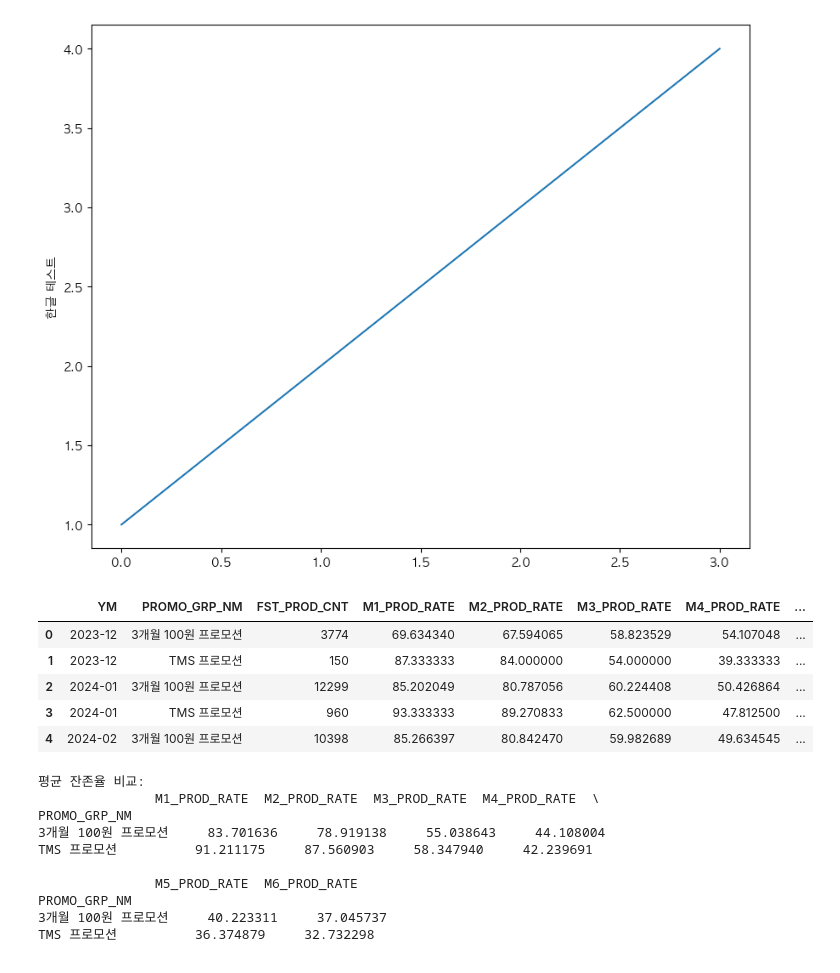
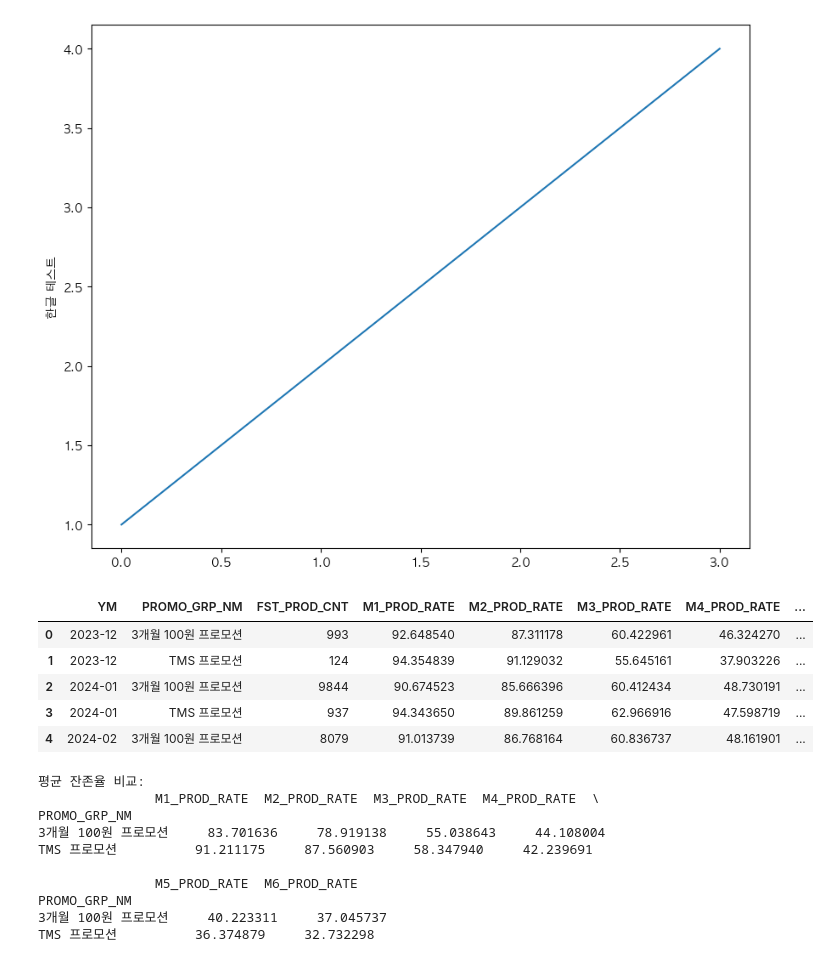
Before and after one commit to samuel-ch-data/music_analysis_project, a Jupyter notebook: 데이터그로스TF/promo_retention_analysis.ipynb, the cells around one changed output. Drawn from its saved outputs; the diff is of its cells as text; code cells hidden in the pictures.

```diff
--- a/데이터그로스TF/promo_retention_analysis.ipynb
+++ b/데이터그로스TF/promo_retention_analysis.ipynb
@@ -172,7 +172,7 @@ FROM (
                           AND DATE_FORMAT(T1.DT, '%Y%m%d') BETWEEN '20231201' AND '20241231'
                           AND PF_YN = 1
                           AND T2.PROD_ATTR_CD NOT IN (10040, 10050)
-                          AND T1.PROD_JOIN_PRT_CD IN (1100, 1200, 1201, 1205, 1203,1206,1207) /*신규 로직에서 1206 제외*/
+                          AND T1.PROD_JOIN_PRT_CD = 1100 --IN (1100, 1200, 1201, 1205, 1203,1206,1207) /*신규 로직에서 1206 제외*/
                           AND T2.PROD_SELL_PRT_CD IN (60000) /*B2C*/
                           AND PROD_PRT_CD = 20000  /*클럽 상품*/
                           AND T5.PROMO_DC_GRP = '3개월 100원'
@@ -195,38 +195,38 @@ FROM (
                           AND T2.PROD_ATTR_CD NOT IN (10040, 10050)
                           AND T1.PROD_JOIN_PRT_CD IN (1202) /*자결*/
                           AND T2.PROD_SELL_PRT_CD IN (60000) /*B2C*/
                           AND SELL_TYPE_CODE = 'ON1300'
                         GROUP BY 1, 2, 3, 4
                     ) F2 ON (F1.FIRST_BUY_NO = F2.FIRST_BUY_NO AND F1.MEMBER_KEY = F2.MEMBER_KEY AND F2.BUY_NO > F1.BUY_NO)
                 ) F3
             ) DF1
         ) DF2
     ) DF3
 --    WHERE TERM < TEMP
     GROUP BY 1,2
 )
 ORDER BY 1,2
 
 
 '''
 
 cur.execute(promo_retention_query)
 
 results = cur.fetchall()
 colnames = [part[0] for part in cur.description]
 
 promo_retention_df = pd.DataFrame(results, columns=colnames)
 
 cur.cancel()
 conn.close()
 promo_retention_df.head()
 # %% [output]
 |  | YM | PROMO_GRP_NM | FST_PROD_CNT | M1_PROD_RATE | M2_PROD_RATE | M3_PROD_RATE | M4_PROD_RATE | ... |
-| 0 | 2023-12 | 3개월 100원 프로모션 | 3774 | 69.634340 | 67.594065 | 58.823529 | 54.107048 | ... |
-| 1 | 2023-12 | TMS 프로모션 | 150 | 87.333333 | 84.000000 | 54.000000 | 39.333333 | ... |
-| 2 | 2024-01 | 3개월 100원 프로모션 | 12299 | 85.202049 | 80.787056 | 60.224408 | 50.426864 | ... |
-| 3 | 2024-01 | TMS 프로모션 | 960 | 93.333333 | 89.270833 | 62.500000 | 47.812500 | ... |
-| 4 | 2024-02 | 3개월 100원 프로모션 | 10398 | 85.266397 | 80.842470 | 59.982689 | 49.634545 | ... |
+| 0 | 2023-12 | 3개월 100원 프로모션 | 993 | 92.648540 | 87.311178 | 60.422961 | 46.324270 | ... |
+| 1 | 2023-12 | TMS 프로모션 | 124 | 94.354839 | 91.129032 | 55.645161 | 37.903226 | ... |
+| 2 | 2024-01 | 3개월 100원 프로모션 | 9844 | 90.674523 | 85.666396 | 60.412434 | 48.730191 | ... |
+| 3 | 2024-01 | TMS 프로모션 | 937 | 94.343650 | 89.861259 | 62.966916 | 47.598719 | ... |
+| 4 | 2024-02 | 3개월 100원 프로모션 | 8079 | 91.013739 | 86.768164 | 60.836737 | 48.161901 | ... |
 # %%
 import pandas as pd
 import matplotlib.pyplot as plt
```
Also changed, not shown: parts of 17 cells of this notebook.
